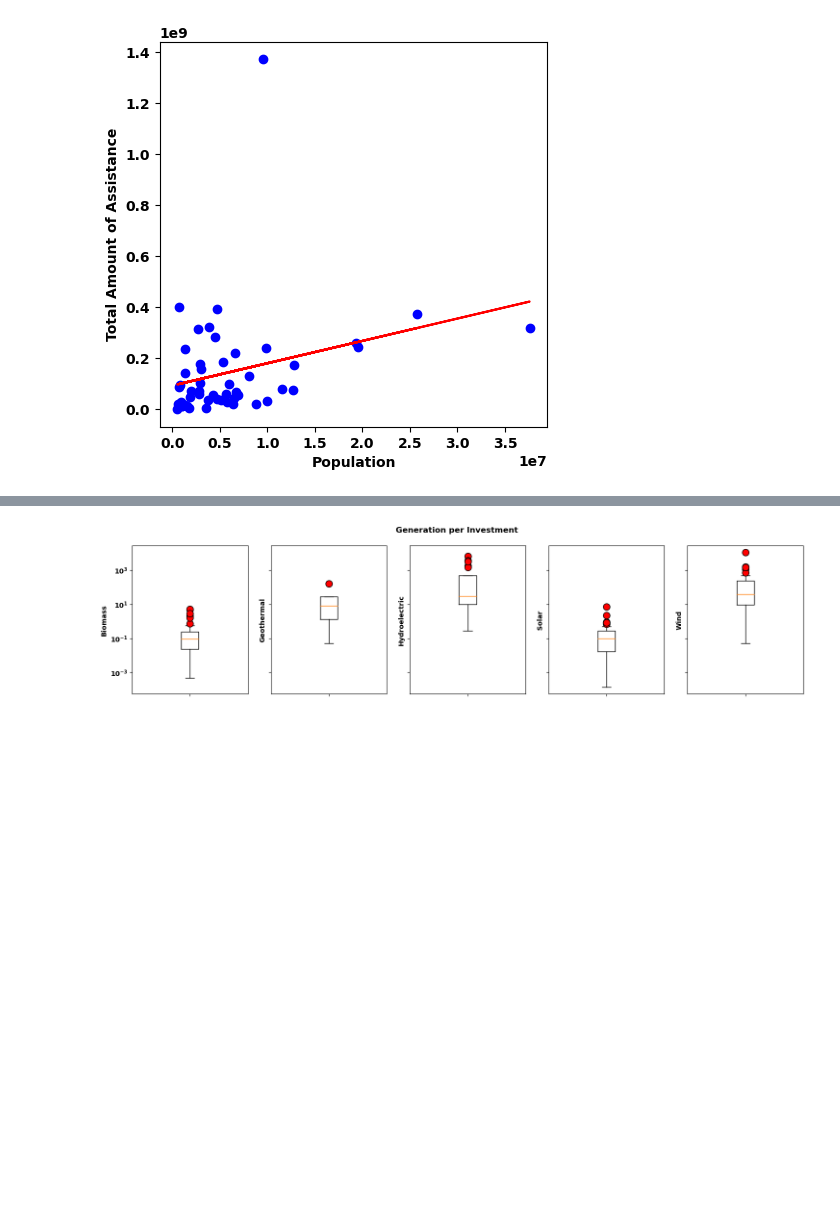
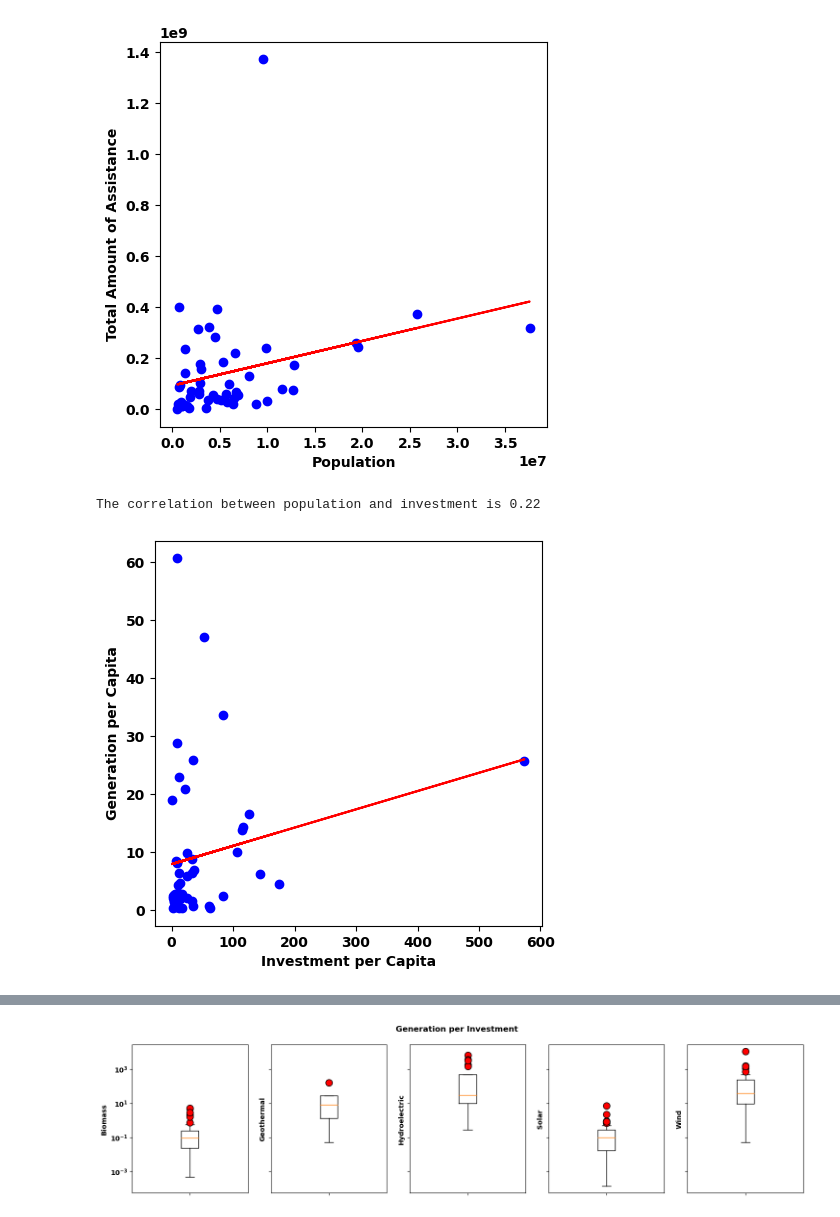
Before and after one commit to jrangel100/Project1, a Jupyter notebook: nrg_project_data-Copy.ipynb, the cells around one changed output, grey strips where cells are left out. Drawn from its saved outputs; the diff is of its cells as text; code cells hidden in the pictures; blank space fills up the shorter version.

```diff
--- a/nrg_project_data-Copy.ipynb
+++ b/nrg_project_data-Copy.ipynb
@@ -817,6 +821,31 @@ plt.show()
 # %% [output]
 The correlation between population and investment is 0.29
 [figure]
+# %%
+# Scatter plot for Investment per Capita vs Generation per Capita
+# x values
+x_vals = final_state['Investment per Capita']
+
+# y values
+y_vals = final_state['Generation per Capita']
+
+# Get metrics for linear regression
+(slope, intercept, rvalue, pvalue, stderr) = linregress(x_vals, y_vals)
+regress_values = x_vals * slope + intercept
+
+# print correlation coefficient
+print(f"The correlation between population and investment is {round(rvalue,2)}")
+
+# Scatter plot with best fit line
+plt.figure(figsize = (5, 5))
+scat_plot2 = plt.scatter(x_vals, y_vals, marker="o", facecolors="blue", edgecolors="blue")
+plt.xlabel("Investment per Capita")
+plt.ylabel("Generation per Capita")
+plt.plot(x_vals, regress_values, "r-")
+plt.show()
+# %% [output]
+The correlation between population and investment is 0.22
+[figure, added]
 # %%
 # Group Production Data by State and Energy Source, add 'Energy Source' field and merge as one
 prod_df_mrg = prod_df.groupby(["State", "Energy Source"])['Generation (Megawatthours)'].sum()
```
Also changed, not shown: parts of 2 cells of this notebook, 2 other files.
